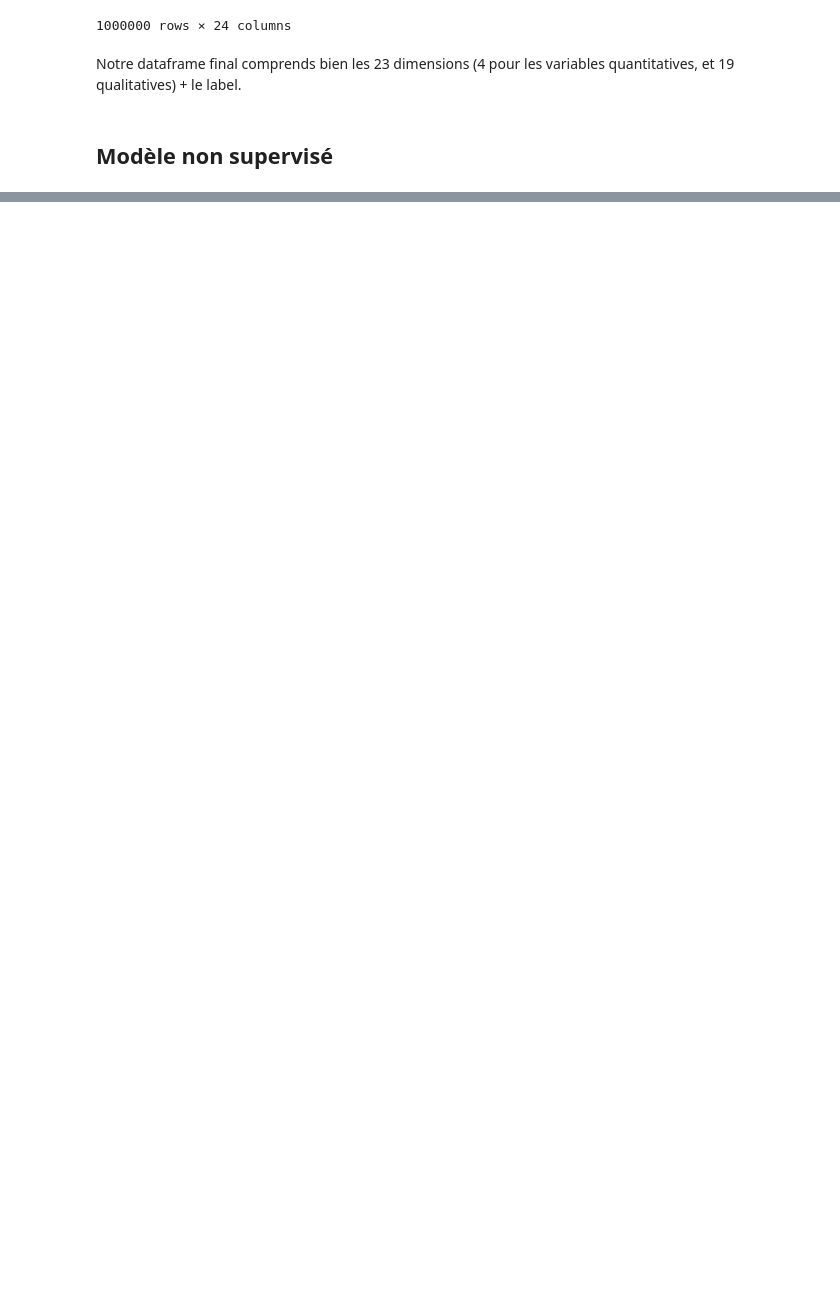
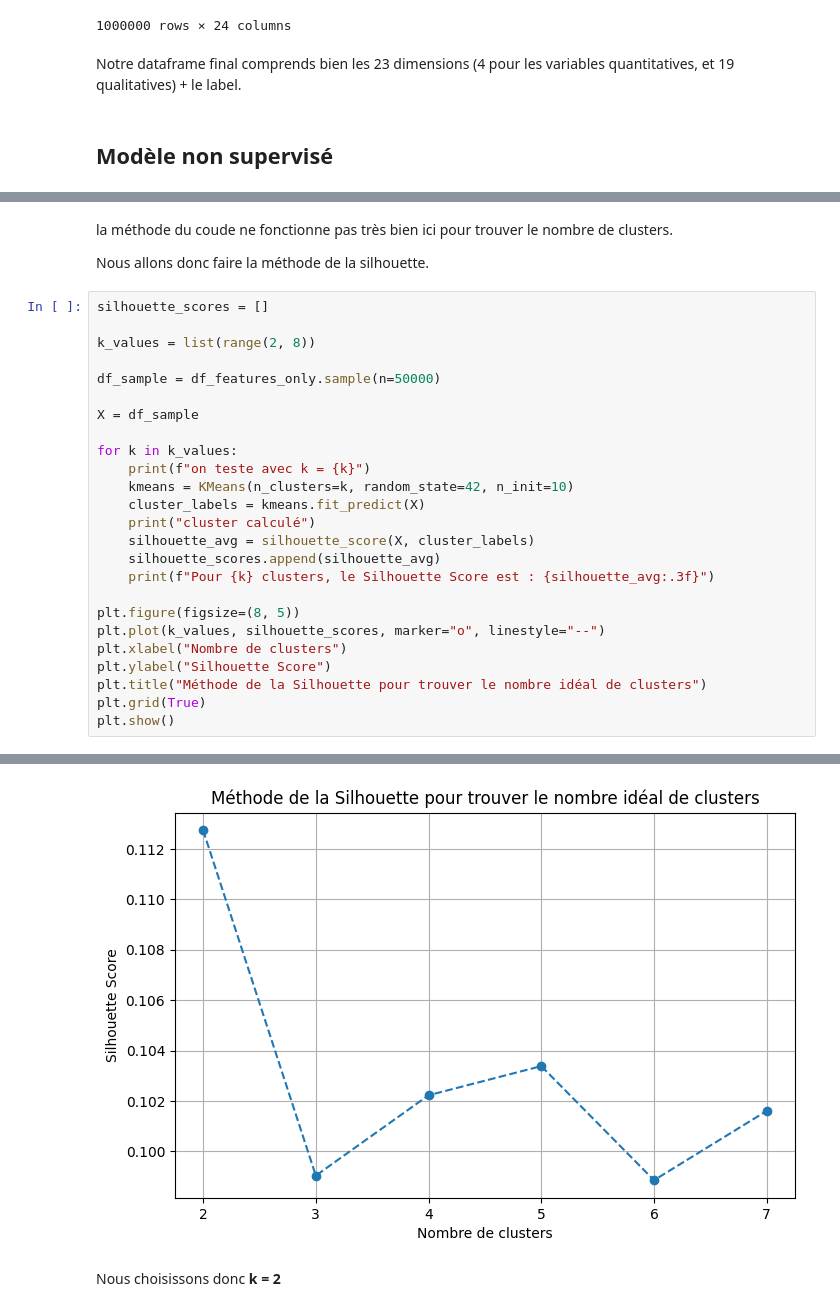
Before and after one commit to anthonybnl/projet-datascience, a Jupyter notebook: eda.ipynb, the cells around one changed output, grey strips where cells are left out. Cells and saved outputs as stored; diff of their text form; blank space fills up the shorter version.

```diff
--- a/eda.ipynb
+++ b/eda.ipynb
@@ -409,0 +469,30 @@ Notre dataframe final comprends bien les 23 dimensions (4 pour les variables qua
+# %% [markdown]
+la méthode du coude ne fonctionne pas très bien ici pour trouver le nombre de clusters.
+
+Nous allons donc faire la méthode de la silhouette.
+# %%
+silhouette_scores = []
+
+k_values = list(range(2, 8))
+
+df_sample = df_features_only.sample(n=50000)
+
+X = df_sample
+
+for k in k_values:
+    print(f"on teste avec k = {k}")
+    kmeans = KMeans(n_clusters=k, random_state=42, n_init=10)
+    cluster_labels = kmeans.fit_predict(X)
+    print("cluster calculé")
+    silhouette_avg = silhouette_score(X, cluster_labels)
+    silhouette_scores.append(silhouette_avg)
+    print(f"Pour {k} clusters, le Silhouette Score est : {silhouette_avg:.3f}")
+
+plt.figure(figsize=(8, 5))
+plt.plot(k_values, silhouette_scores, marker="o", linestyle="--")
+plt.xlabel("Nombre de clusters")
+plt.ylabel("Silhouette Score")
+plt.title("Méthode de la Silhouette pour trouver le nombre idéal de clusters")
+plt.grid(True)
+plt.show()
+# %% [output]
@@ -409,0 +517,3 @@ Notre dataframe final comprends bien les 23 dimensions (4 pour les variables qua
+[figure, added]
+# %% [markdown]
+Nous choisissons donc **k = 2**
```
Also changed, not shown: parts of 17 cells of this notebook, 1 other file.
